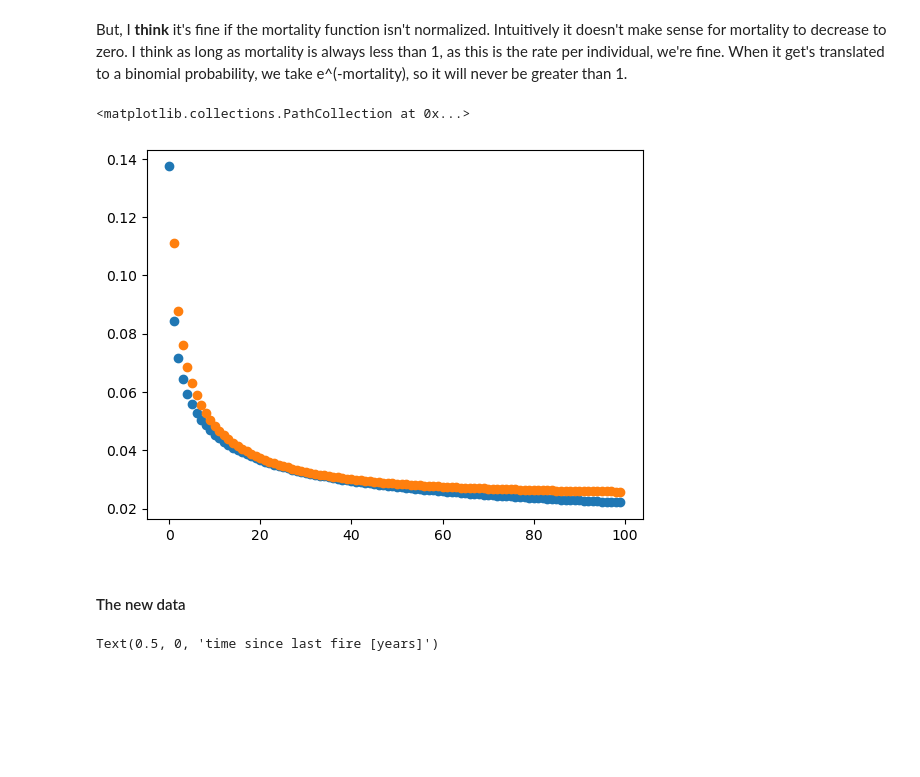
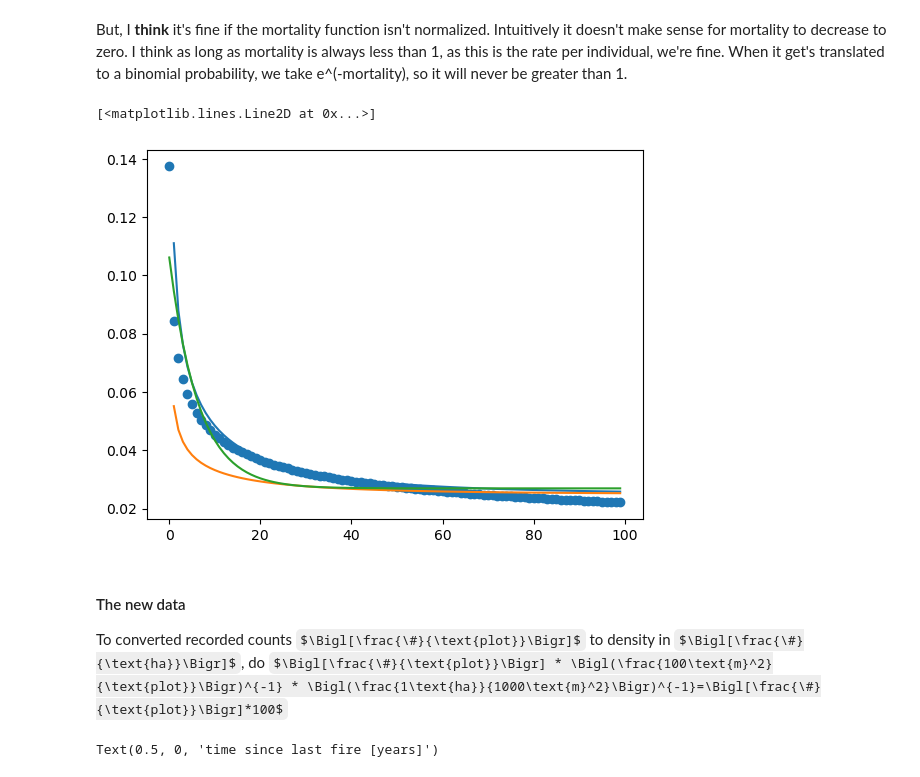
Before and after one commit to patricklawton/TecateCypress, a Jupyter notebook: journal.ipynb, the cells around one changed output. Cells and saved outputs as stored; diff of their text form; code cells hidden in the pictures; some formulas as TeX source; blank space fills up the shorter version.

```diff
--- a/journal.ipynb
+++ b/journal.ipynb
@@ -15,3 +18,14 @@ import sys
+# %%
+def adjusted_weibull(x,a,b,c):
+    return (b/a) * (x/b)**(b-1) * np.exp(-(x/a)**b) + c
+def scaled_exp(x,a,b,c):
+    return a*np.exp(-b*x) + c
+def regan_weibull(x,a,b,c):
+    return np.exp(-(x/a)**b) + c
+# def weibull(x,d,e):
+#     return (e/d) * (x/e)**(e-1) * np.exp(-(x/d)**e)
+# def exp(x,d,e):
+#     return d*np.exp(-e*x)
 # %% [markdown]
 ### Simulation Based Inference
 # %%
@@ -88,14 +102,23 @@ plt.scatter(x[1:],norm*np.exp(-(x[1:]/a)**b))
 But, I **think** it's fine if the mortality function isn't normalized. Intuitively it doesn't make sense for mortality to decrease to zero. I think as long as mortality is always less than 1, as this is the rate per individual, we're fine. When it get's translated to a binomial probability, we take e^(-mortality), so it will never be greater than 1.
 # %%
 plt.scatter(x,1-Sx)
+
 a = 17; b = 0.675; c = 0.025
 norm = (b/a) * (x[1:]/a)**(b-1)
-plt.scatter(x[1:],norm*np.exp(-(x[1:]/a)**b) + c)
+plt.plot(x[1:],norm*np.exp(-(x[1:]/a)**b) + c)
+
+p0 = [17, 0.675, 0.025]
+popt, pcov = curve_fit(adjusted_weibull, x, 1-Sx, p0=p0)
+plt.plot(x, adjusted_weibull(x, *popt))
+
+popt, pcov = curve_fit(scaled_exp, x, 1-Sx, p0=p0)
+plt.plot(x, scaled_exp(x, *popt))
 # %% [output]
-<matplotlib.collections.PathCollection at 0x...>
+[<matplotlib.lines.Line2D at 0x...>]
-[figure, old version]
+[figure, new version]
 # %% [markdown]
 #### The new data
+To converted recorded counts $\Bigl[\frac{\#}{\text{plot}}\Bigr]$ to density in $\Bigl[\frac{\#}{\text{ha}}\Bigr]$, do $\Bigl[\frac{\#}{\text{plot}}\Bigr] * \Bigl(\frac{100\text{m}^2}{\text{plot}}\Bigr)^{-1} * \Bigl(\frac{1\text{ha}}{1000\text{m}^2}\Bigr)^{-1}=\Bigl[\frac{\#}{\text{plot}}\Bigr]*100$
 # %%
 df = pd.read_excel('AACypress_Full.xlsx')
 df_sub = df[df['SPECIESCODE'] == 'Cupfor']
```
Also changed, not shown: parts of 23 cells of this notebook, 1 other file.
